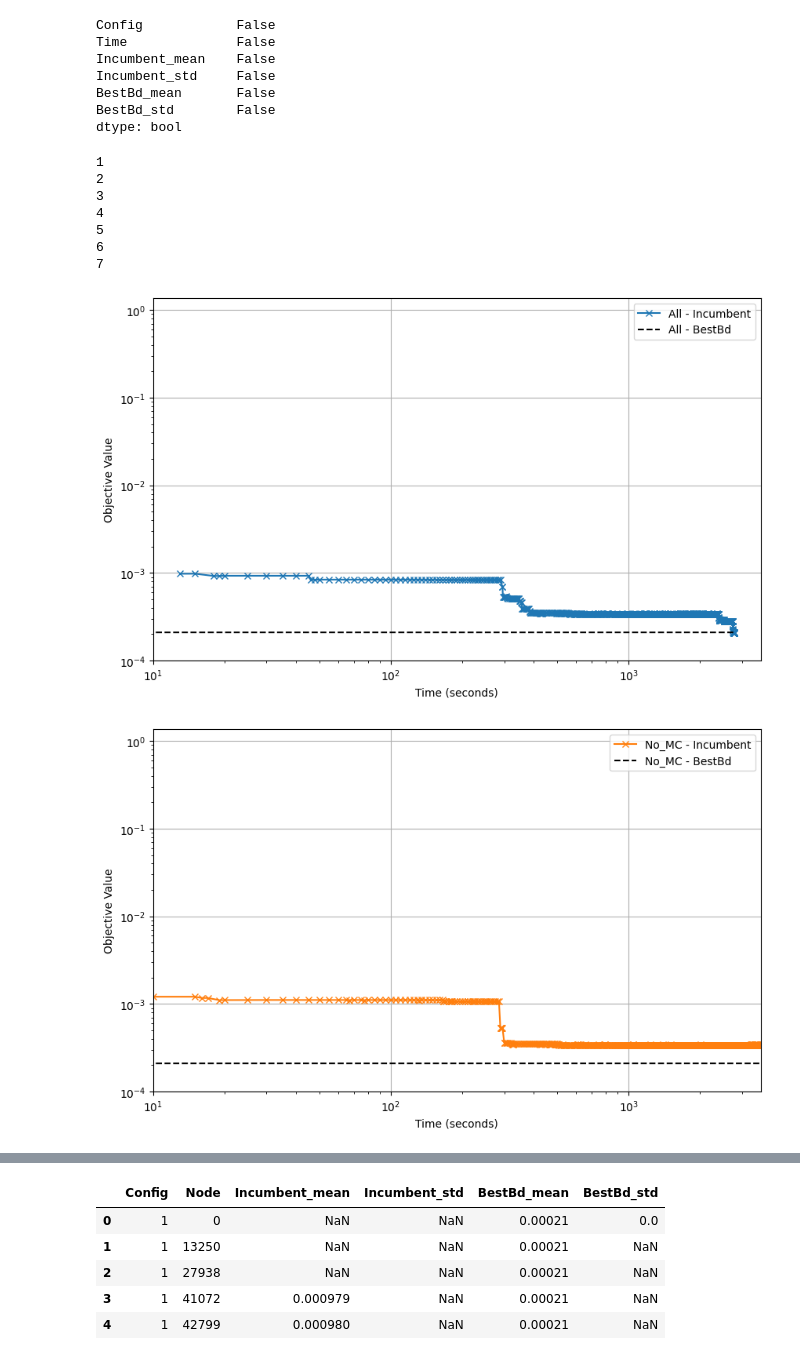
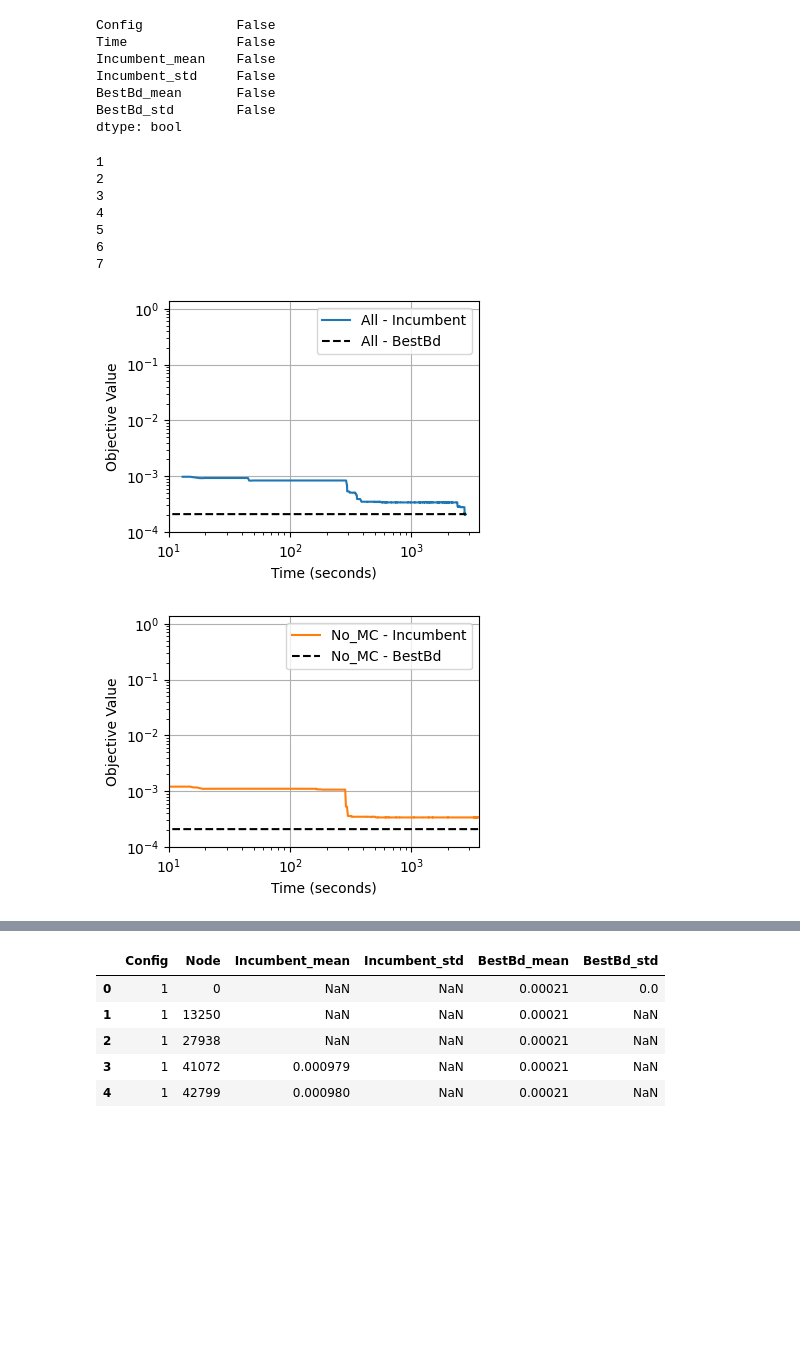
Before and after one commit to s-hallsworth/Transformer_Formulation, a Jupyter notebook: Case_Study_1/analyse_results.ipynb, the cells around one changed output, grey strips where cells are left out. Drawn from its saved outputs; the diff is of its cells as text; code cells hidden in the pictures; blank space fills up the shorter version.

Commit message:
update plots

```diff
--- a/Case_Study_1/analyse_results.ipynb
+++ b/Case_Study_1/analyse_results.ipynb
@@ -203,7 +203,7 @@ config_names = list(combinations.keys())
 # Plot each configuration using the same x and y axis limits
 for i, config in enumerate(configs):
     print(config)
-    plt.figure(i, figsize=(10, 6))
+    plt.figure(i, figsize=(4, 3))
     color = colors(i)
 
     # Plot Incumbent mean
@@ -213,7 +213,7 @@ for i, config in enumerate(configs):
         #                 config_data['Incumbent_mean'] - config_data['Incumbent_std'],
         #                 config_data['Incumbent_mean'] + config_data['Incumbent_std'],
         #                 color=color, alpha=0.5)
-        plt.plot(config_data['Time'], config_data['Incumbent_mean'], '-x', label=f'{config_names[i]} - Incumbent', color=color)
+        plt.plot(config_data['Time'], config_data['Incumbent_mean'], '-', label=f'{config_names[i]} - Incumbent', color=color)
         #Add shaded area for Incumbent std
 
 
@@ -229,32 +229,32 @@ for i, config in enumerate(configs):
         plt.plot(config_data['Time'], config_data['BestBd'], linestyle='--', label=f'{config}_{i}')
 
 
     # Set to log scale
     plt.yscale('log')
     plt.xscale('log')
 
     # Set the same x and y limits for all plots
     if not individ:
         plt.xlim(x_min, x_max)
         plt.ylim(y_min, y_max)
 
     # Add labels
     plt.grid(True)
     plt.xlabel('Time (seconds)')
     plt.ylabel('Objective Value')
     plt.legend()
 
 
     # PATH = r"C:\Users\sian_\OneDrive\Documents\Thesis"
     # plt.savefig(PATH+f'\images\{config_names[i]}_time_conv.png')
     # #plt.show()
 # %% [output]
 1
 2
 3
 4
 5
 6
 7
-[figure, old version]
+[figure, new version]
-[figure, old version]
+[figure, new version]
```
Also changed, not shown: parts of 1 cell of this notebook.
